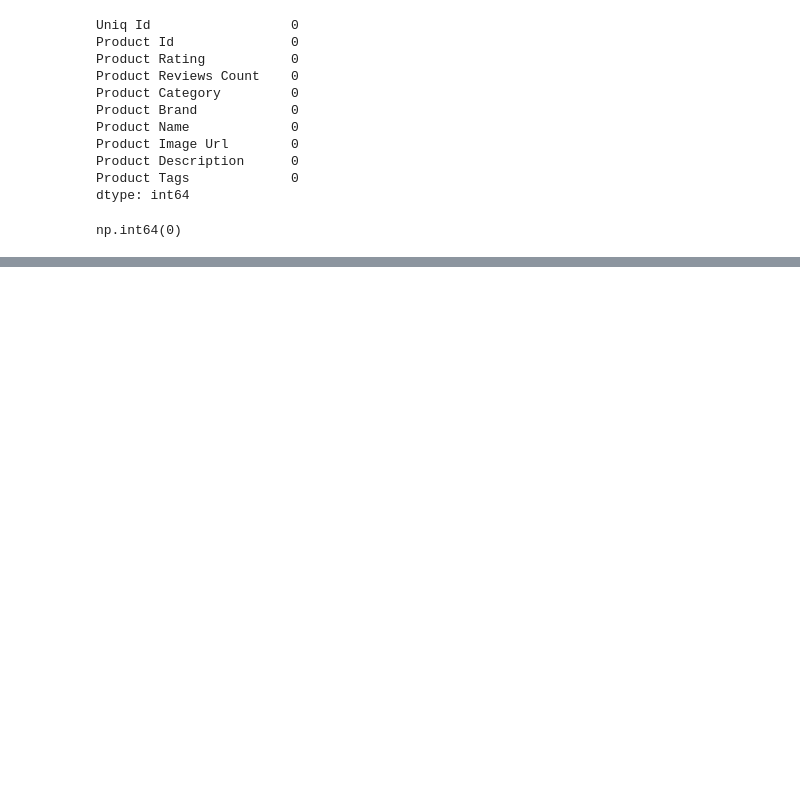
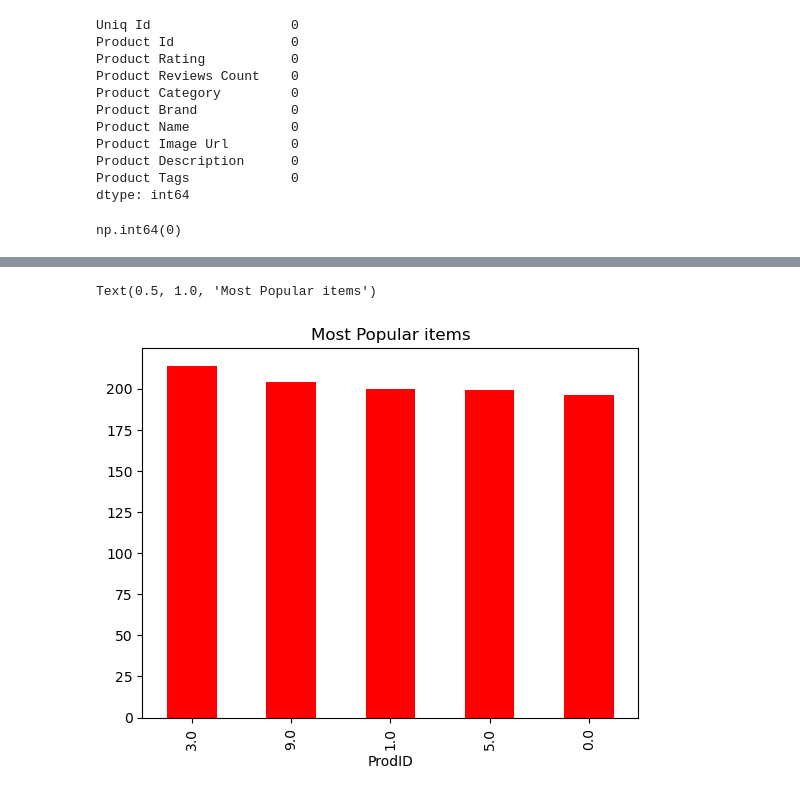
Before and after one commit to adityaomar3/Ecommerce-recommender-system, a Jupyter notebook: notebooks/recommendation.ipynb, the cells around one changed output, grey strips where cells are left out. Saved outputs shown, nothing was run; the diff lists cells and outputs as text; code cells hidden in the pictures; blank space fills up the shorter version.

```diff
--- a/notebooks/recommendation.ipynb
+++ b/notebooks/recommendation.ipynb
@@ -118,0 +171,8 @@ train_data.rename(columns=column_name_mapping, inplace=True)
+# %%
+# Most popular items
+popular_items = train_data['ProdID'].value_counts().head(5)
+popular_items.plot(kind='bar',color='red')
+plt.title("Most Popular items")
+# %% [output]
+Text(0.5, 1.0, 'Most Popular items')
+[figure, added]
```
Also changed, not shown: parts of 9 cells of this notebook.
